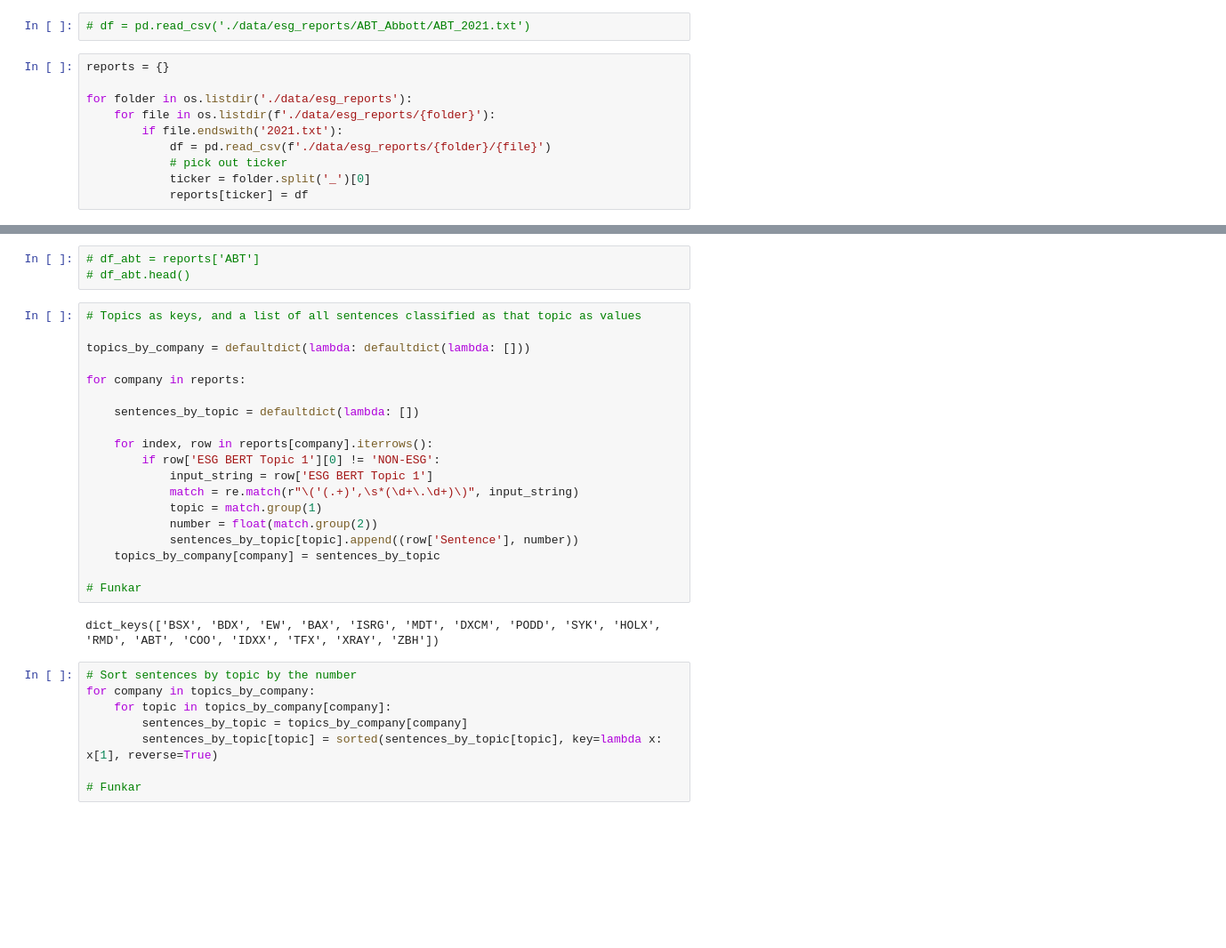
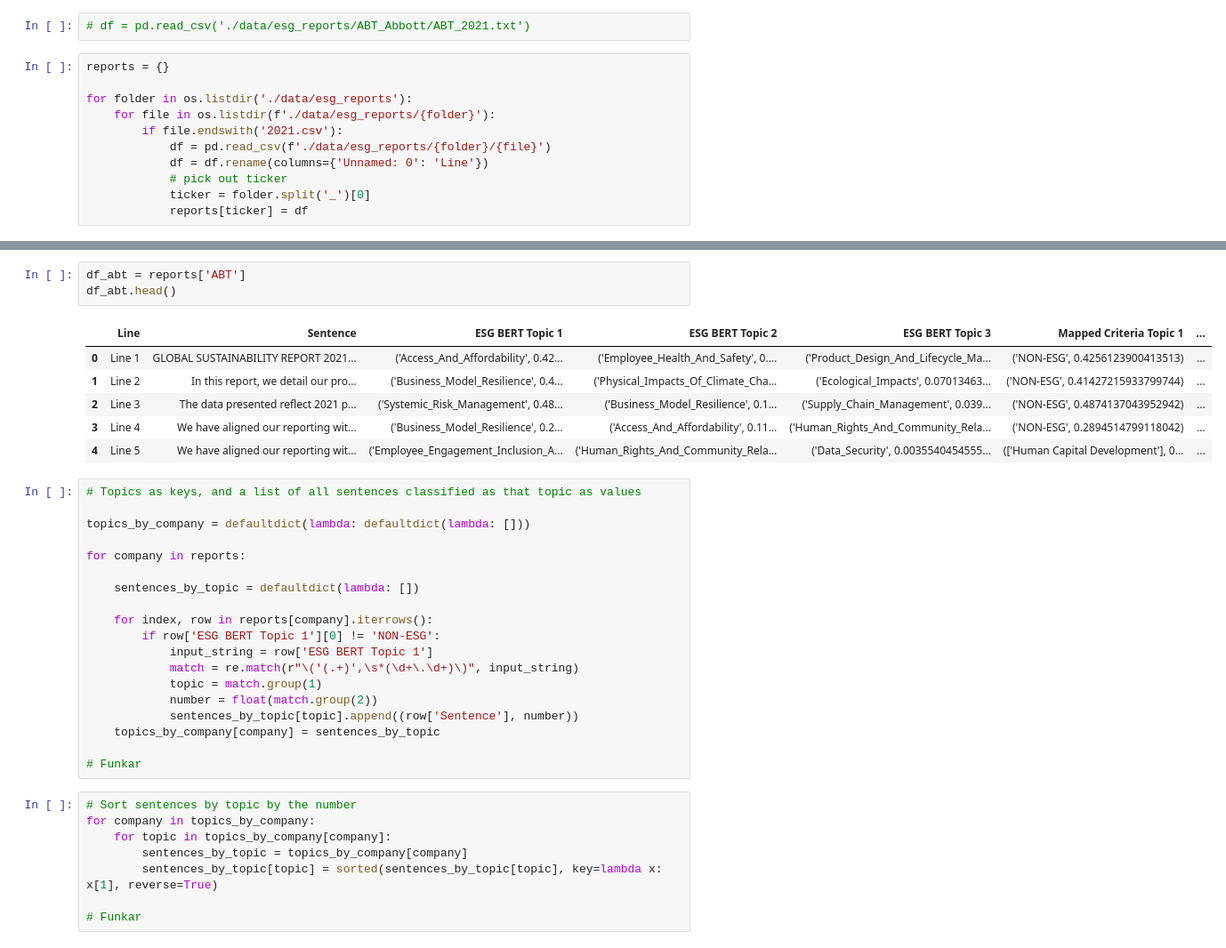
Before and after one commit to tlf-cmd/BT4222_Group21, a Jupyter notebook: data/extractive_sum.ipynb, the cells around one changed output, grey strips where cells are left out. Shown: that part at 89% size. Saved outputs shown, nothing was run; the diff lists cells and outputs as text; blank space fills up the shorter version.

```diff
--- a/data/extractive_sum.ipynb
+++ b/data/extractive_sum.ipynb
@@ -13,8 +14,9 @@ reports = {}
 
 for folder in os.listdir('./data/esg_reports'):
     for file in os.listdir(f'./data/esg_reports/{folder}'):
-        if file.endswith('2021.txt'):
+        if file.endswith('2021.csv'):
             df = pd.read_csv(f'./data/esg_reports/{folder}/{file}')
+            df = df.rename(columns={'Unnamed: 0': 'Line'})
             # pick out ticker
             ticker = folder.split('_')[0]
             reports[ticker] = df
@@ -21,6 +43,13 @@ for folder in os.listdir('./data/esg_reports'):
 # %%
-# df_abt = reports['ABT']
-# df_abt.head()
+df_abt = reports['ABT']
+df_abt.head()
+# %% [output]
+|  | Line | Sentence | ESG BERT Topic 1 | ESG BERT Topic 2 | ESG BERT Topic 3 | Mapped Criteria Topic 1 | ... |
+| 0 | Line 1 | GLOBAL SUSTAINABILITY REPORT 2021... | ('Access_And_Affordability', 0.42... | ('Employee_Health_And_Safety', 0.... | ('Product_Design_And_Lifecycle_Ma... | ('NON-ESG', 0.4256123900413513) | ... |
+| 1 | Line 2 | In this report, we detail our pro... | ('Business_Model_Resilience', 0.4... | ('Physical_Impacts_Of_Climate_Cha... | ('Ecological_Impacts', 0.07013463... | ('NON-ESG', 0.41427215933799744) | ... |
+| 2 | Line 3 | The data presented reflect 2021 p... | ('Systemic_Risk_Management', 0.48... | ('Business_Model_Resilience', 0.1... | ('Supply_Chain_Management', 0.039... | ('NON-ESG', 0.4874137043952942) | ... |
+| 3 | Line 4 | We have aligned our reporting wit... | ('Business_Model_Resilience', 0.2... | ('Access_And_Affordability', 0.11... | ('Human_Rights_And_Community_Rela... | ('NON-ESG', 0.2894514799118042) | ... |
+| 4 | Line 5 | We have aligned our reporting wit... | ('Employee_Engagement_Inclusion_A... | ('Human_Rights_And_Community_Rela... | ('Data_Security', 0.0035540454555... | (['Human Capital Development'], 0... | ... |
 # %%
 # Topics as keys, and a list of all sentences classified as that topic as values
 
@@ -40,8 +69,6 @@ for company in reports:
     topics_by_company[company] = sentences_by_topic
 
 # Funkar
-# %% [output]
-dict_keys(['BSX', 'BDX', 'EW', 'BAX', 'ISRG', 'MDT', 'DXCM', 'PODD', 'SYK', 'HOLX', 'RMD', 'ABT', 'COO', 'IDXX', 'TFX', 'XRAY', 'ZBH'])
 # %%
 # Sort sentences by topic by the number
 for company in topics_by_company:
```
Also changed, not shown: parts of 12 cells of this notebook.
